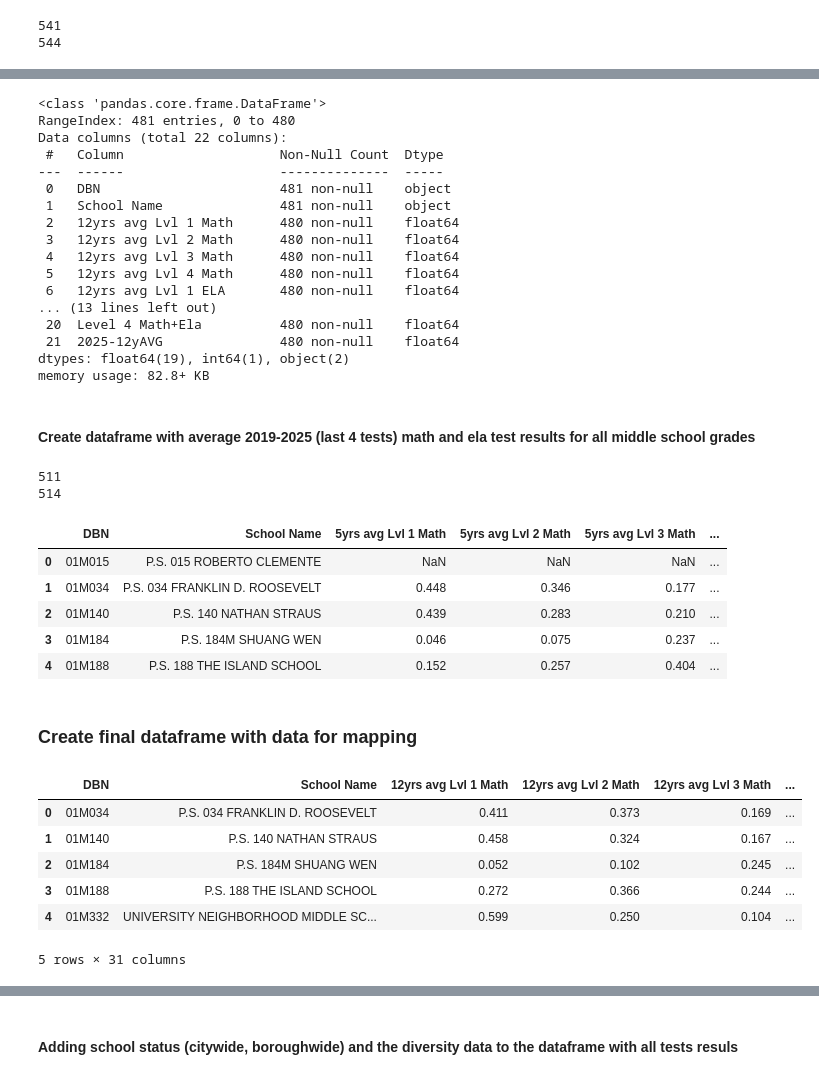
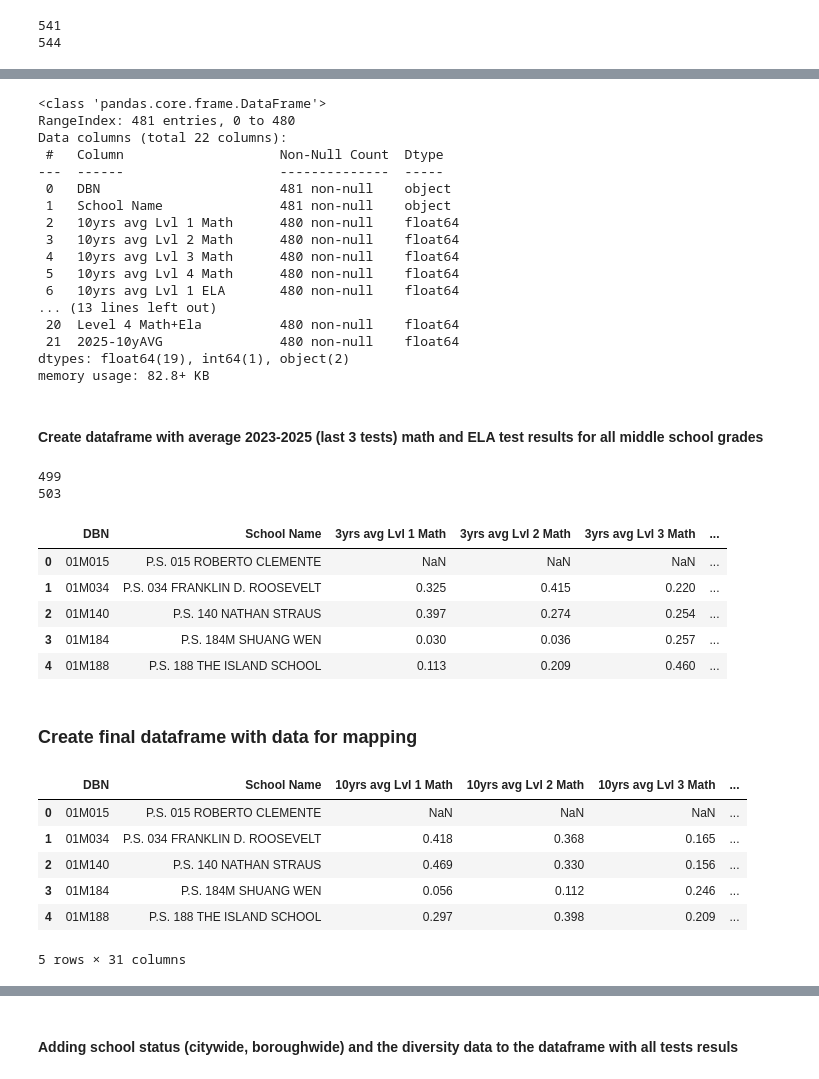
Before and after one commit to Solirinai/NY_schools_maps, a Jupyter notebook: notebooks/NYC_updated/1._NYC_data_processing_by_schools.ipynb, the cells around one changed output, grey strips where cells are left out. Saved outputs shown, nothing was run; the diff lists cells and outputs as text; code cells hidden in the pictures.

```diff
--- a/notebooks/NYC_updated/1._NYC_data_processing_by_schools.ipynb
+++ b/notebooks/NYC_updated/1._NYC_data_processing_by_schools.ipynb
@@ -905,7 +853,7 @@ allResultsAVG2013_25DF.head()
 # %%
 # Merging in the 2025 results
 
-allResultsAVG2013_25DF = allResultsAVG2013_25DF.merge(allSchools2025, left_on = 'School Name', right_on = 'School Name',  suffixes=('', '_drop'))
-allResultsAVG2013_25DF = allResultsAVG2013_25DF.loc[:, ~allResultsAVG2013_25DF.columns.str.endswith('_drop')]
-allResultsAVG2013_25DF.head()
+allResultsAVG2015_25DF = allResultsAVG2015_25DF.merge(allSchools2025, left_on = 'School Name', right_on = 'School Name',  suffixes=('', '_drop'))
+allResultsAVG2015_25DF = allResultsAVG2015_25DF.loc[:, ~allResultsAVG2015_25DF.columns.str.endswith('_drop')]
+allResultsAVG2015_25DF.head()
 # %% [output]
@@ -919,6 +867,6 @@ allResultsAVG2013_25DF.head()
 # %%
 # Adding comparison between results of 2025 and 2013-2023 average
 
-allResultsAVG2013_25DF['2025-12yAVG'] = allResultsAVG2013_25DF['Level 4 Math+Ela'] - allResultsAVG2013_25DF['12yrs avg Lvl 4 Math+Ela']
-allResultsAVG2013_25DF.head()
+allResultsAVG2015_25DF['2025-10yAVG'] = allResultsAVG2015_25DF['Level 4 Math+Ela'] - allResultsAVG2015_25DF['10yrs avg Lvl 4 Math+Ela']
+allResultsAVG2015_25DF.head()
 # %% [output]
@@ -931,6 +879,6 @@ allResultsAVG2013_25DF.head()
 5 rows × 22 columns
 # %%
-allResultsAVG2013_25DF.info()
+allResultsAVG2015_25DF.info()
 # %% [output]
 <class 'pandas.core.frame.DataFrame'>
 RangeIndex: 481 entries, 0 to 480
@@ -939,79 +887,79 @@ Data columns (total 22 columns):
 ---  ------                    --------------  -----
  0   DBN                       481 non-null    object
  1   School Name               481 non-null    object
- 2   12yrs avg Lvl 1 Math      480 non-null    float64
- 3   12yrs avg Lvl 2 Math      480 non-null    float64
- 4   12yrs avg Lvl 3 Math      480 non-null    float64
- 5   12yrs avg Lvl 4 Math      480 non-null    float64
- 6   12yrs avg Lvl 1 ELA       480 non-null    float64
+ 2   10yrs avg Lvl 1 Math      480 non-null    float64
+ 3   10yrs avg Lvl 2 Math      480 non-null    float64
+ 4   10yrs avg Lvl 3 Math      480 non-null    float64
+ 5   10yrs avg Lvl 4 Math      480 non-null    float64
+ 6   10yrs avg Lvl 1 ELA       480 non-null    float64
 ... (13 lines left out)
  20  Level 4 Math+Ela          480 non-null    float64
- 21  2025-12yAVG               480 non-null    float64
+ 21  2025-10yAVG               480 non-null    float64
 dtypes: float64(19), int64(1), object(2)
 memory usage: 82.8+ KB
 # %% [markdown]
 <a id="three"></a>
-#### Create dataframe with average 2019-2025 (last 4 tests) math and ela test results for all middle school grades
+#### Create dataframe with average 2023-2025 (last 3 tests) math and ELA test results for all middle school grades
 # %%
-# Make a merged dataframe with both math and ELA average 2019-2025 results
+# Make a merged dataframe with both math and ELA average 2023-2025 results
 
-resultsMS_AVG2019_25 = {}
+resultsMS_AVG2023_25 = {}
 
 for subject in subjects:
 
     resultsDF = resultsDFs[subject]
 
     # Dataframe with only grades 6-8 results (middle schools and K-8) by schools
-    resultsMS_bySchl_sumed = resultsDF[((resultsDF['Grade'] >= 6)&(resultsDF['Grade'] <= 8))&(resultsDF['Year'] >= 2019)].groupby(['DBN', 'School Name'])[['# Level 1','# Level 2','# Level 3','# Level 4']].sum()
+    resultsMS_bySchl_sumed = resultsDF[((resultsDF['Grade'] >= 6)&(resultsDF['Grade'] <= 8))&(resultsDF['Year'] >= 2023)].groupby(['DBN', 'School Name'])[['# Level 1','# Level 2','# Level 3','# Level 4']].sum()
     # Rename columns
     resultsMS_bySchl_sumed.columns = [f'# Level 1 {subject}',f'# Level 2 {subject}',f'# Level 3 {subject}',f'# Level 4 {subject}']
 
 
     # Dataframe for middle schools by years with normalized values
     resultsMS_bySchl_sumed_Norm = resultsMS_bySchl_sumed.div(resultsMS_bySchl_sumed.sum(axis=1), axis=0)
-    resultsMS_bySchl_sumed_Norm.columns = [f'5yrs avg Lvl 1 {subject}',f'5yrs avg Lvl 2 {subject}',f'5yrs avg Lvl 3 {subject}',f'5yrs avg Lvl 4 {subject}']
+    resultsMS_bySchl_sumed_Norm.columns = [f'3yrs avg Lvl 1 {subject}',f'3yrs avg Lvl 2 {subject}',f'3yrs avg Lvl 3 {subject}',f'3yrs avg Lvl 4 {subject}']
     resultsMS_bySchl_sumed_Norm.reset_index(inplace = True)
 
     # Add the dataframe to the respective dictionnary
-    resultsMS_AVG2019_25[subject] = resultsMS_bySchl_sumed_Norm
-    print(len(resultsMS_AVG2019_25[subject]))
+    resultsMS_AVG2023_25[subject] = resultsMS_bySchl_sumed_Norm
+    print(len(resultsMS_AVG2023_25[subject]))
 
 del resultsDF, resultsMS_bySchl_sumed_Norm, resultsMS_bySchl_sumed
 # %% [output]
-511
-514
+499
+503
 # %%
 # Make a merged dataframe with both Math and ELA average 2019-2023 results
 
-AVG2019_25_DFs = list(resultsMS_AVG2019_25.values())
-allResultsAVG2019_25DF = pd.merge(AVG2019_25_DFs[0], AVG2019_25_DFs[1], on = ['DBN','School Name'], how = 'inner')
-allResultsAVG2019_25DF['5yrs avg Lvl 4 Math+Ela'] = allResultsAVG2019_25DF[f'5yrs avg Lvl 4 {subjects[0]}']+allResultsAVG2019_25DF[f'5yrs avg Lvl 4 {subjects[1]}']
+AVG2023_25_DFs = list(resultsMS_AVG2023_25.values())
+allResultsAVG2023_25DF = pd.merge(AVG2023_25_DFs[0], AVG2023_25_DFs[1], on = ['DBN','School Name'], how = 'inner')
+allResultsAVG2023_25DF['3yrs avg Lvl 4 Math+Ela'] = allResultsAVG2023_25DF[f'3yrs avg Lvl 4 {subjects[0]}']+allResultsAVG2023_25DF[f'3yrs avg Lvl 4 {subjects[1]}']
 
-del AVG2019_25_DFs
+del AVG2023_25_DFs
 # %%
-allResultsAVG2019_25DF.head()
+allResultsAVG2023_25DF.head()
 # %% [output]
-|  | DBN | School Name | 5yrs avg Lvl 1 Math | 5yrs avg Lvl 2 Math | 5yrs avg Lvl 3 Math | ... |
+|  | DBN | School Name | 3yrs avg Lvl 1 Math | 3yrs avg Lvl 2 Math | 3yrs avg Lvl 3 Math | ... |
 | 0 | 01M015 | P.S. 015 ROBERTO CLEMENTE | NaN | NaN | NaN | ... |
-| 1 | 01M034 | P.S. 034 FRANKLIN D. ROOSEVELT | 0.448 | 0.346 | 0.177 | ... |
-| 2 | 01M140 | P.S. 140 NATHAN STRAUS | 0.439 | 0.283 | 0.210 | ... |
-| 3 | 01M184 | P.S. 184M SHUANG WEN | 0.046 | 0.075 | 0.237 | ... |
-| 4 | 01M188 | P.S. 188 THE ISLAND SCHOOL | 0.152 | 0.257 | 0.404 | ... |
+| 1 | 01M034 | P.S. 034 FRANKLIN D. ROOSEVELT | 0.325 | 0.415 | 0.220 | ... |
+| 2 | 01M140 | P.S. 140 NATHAN STRAUS | 0.397 | 0.274 | 0.254 | ... |
+| 3 | 01M184 | P.S. 184M SHUANG WEN | 0.030 | 0.036 | 0.257 | ... |
+| 4 | 01M188 | P.S. 188 THE ISLAND SCHOOL | 0.113 | 0.209 | 0.460 | ... |
 # %% [markdown]
 <a id="final"></a>
 ### Create final dataframe with data for mapping
 # %%
 # Merge dataframes with average 10 years and last 4 tests results
 
-schoolsAllData = pd.merge(allResultsAVG2013_25DF, allResultsAVG2019_25DF, left_on = ['DBN', 'School Name'], right_on = ['DBN', 'School Name'], how = 'inner')
+schoolsAllData = pd.merge(allResultsAVG2015_25DF, allResultsAVG2023_25DF, left_on = ['DBN', 'School Name'], right_on = ['DBN', 'School Name'], how = 'outer') # Keeping all entries
 schoolsAllData.head()
 # %% [output]
-|  | DBN | School Name | 12yrs avg Lvl 1 Math | 12yrs avg Lvl 2 Math | 12yrs avg Lvl 3 Math | ... |
-| 0 | 01M034 | P.S. 034 FRANKLIN D. ROOSEVELT | 0.411 | 0.373 | 0.169 | ... |
-| 1 | 01M140 | P.S. 140 NATHAN STRAUS | 0.458 | 0.324 | 0.167 | ... |
-| 2 | 01M184 | P.S. 184M SHUANG WEN | 0.052 | 0.102 | 0.245 | ... |
-| 3 | 01M188 | P.S. 188 THE ISLAND SCHOOL | 0.272 | 0.366 | 0.244 | ... |
-| 4 | 01M332 | UNIVERSITY NEIGHBORHOOD MIDDLE SC... | 0.599 | 0.250 | 0.104 | ... |
+|  | DBN | School Name | 10yrs avg Lvl 1 Math | 10yrs avg Lvl 2 Math | 10yrs avg Lvl 3 Math | ... |
+| 0 | 01M015 | P.S. 015 ROBERTO CLEMENTE | NaN | NaN | NaN | ... |
+| 1 | 01M034 | P.S. 034 FRANKLIN D. ROOSEVELT | 0.418 | 0.368 | 0.165 | ... |
+| 2 | 01M140 | P.S. 140 NATHAN STRAUS | 0.469 | 0.330 | 0.156 | ... |
+| 3 | 01M184 | P.S. 184M SHUANG WEN | 0.056 | 0.112 | 0.246 | ... |
+| 4 | 01M188 | P.S. 188 THE ISLAND SCHOOL | 0.297 | 0.398 | 0.209 | ... |
 5 rows × 31 columns
 # %%
 # If needed, the dataframe can be saved to csv for safekeeping or for reuse without repeating
```
Also changed, not shown: parts of 50 cells of this notebook, 2 other files.
